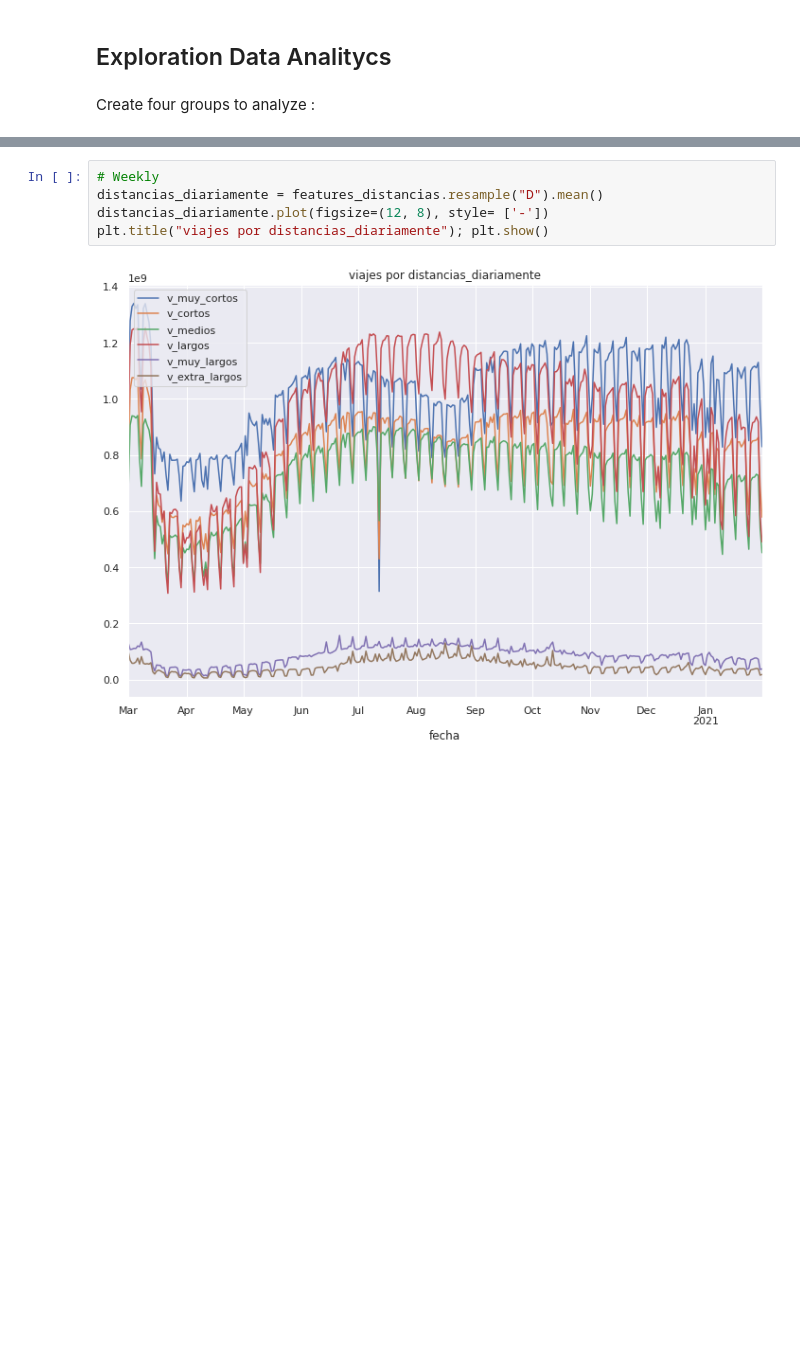
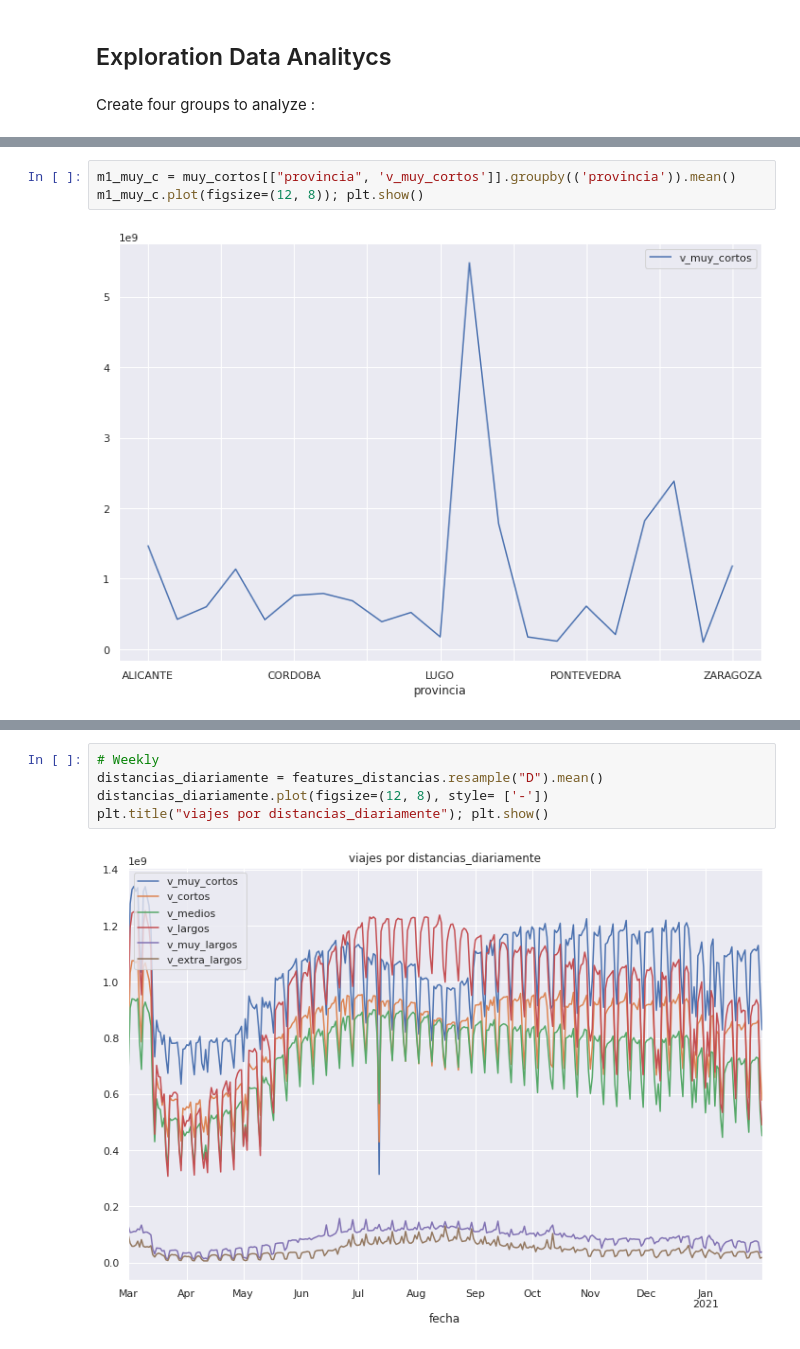
Before and after one commit to pepegil/Covid-19-Mobility-Climate, a Jupyter notebook: 1-EDA-mobility_0.ipynb, the cells around one changed output, grey strips where cells are left out. Cells and saved outputs as stored; diff of their text form; blank space fills up the shorter version.

```diff
--- a/1-EDA-mobility_0.ipynb
+++ b/1-EDA-mobility_0.ipynb
@@ -90,0 +96,5 @@ features_personas = m1[['cero_viajes', 'un_viaje', 'dos_viajes', 'mas_de_dos_via
+# %%
+m1_muy_c = muy_cortos[["provincia", 'v_muy_cortos']].groupby(('provincia')).mean()
+m1_muy_c.plot(figsize=(12, 8)); plt.show()
+# %% [output]
+[figure, added]
```
Also changed, not shown: parts of 11 cells of this notebook, 9 other files.
